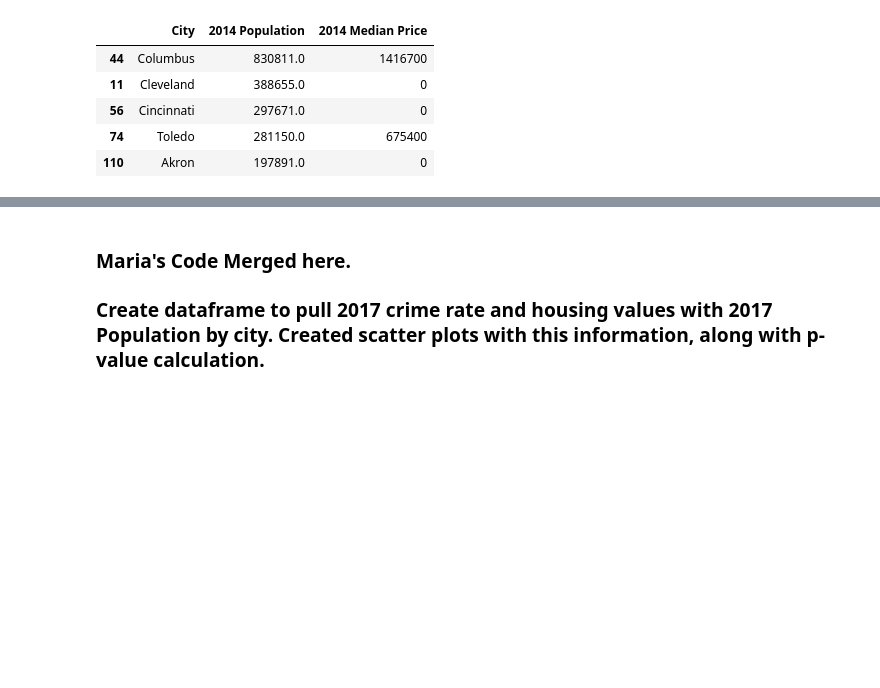
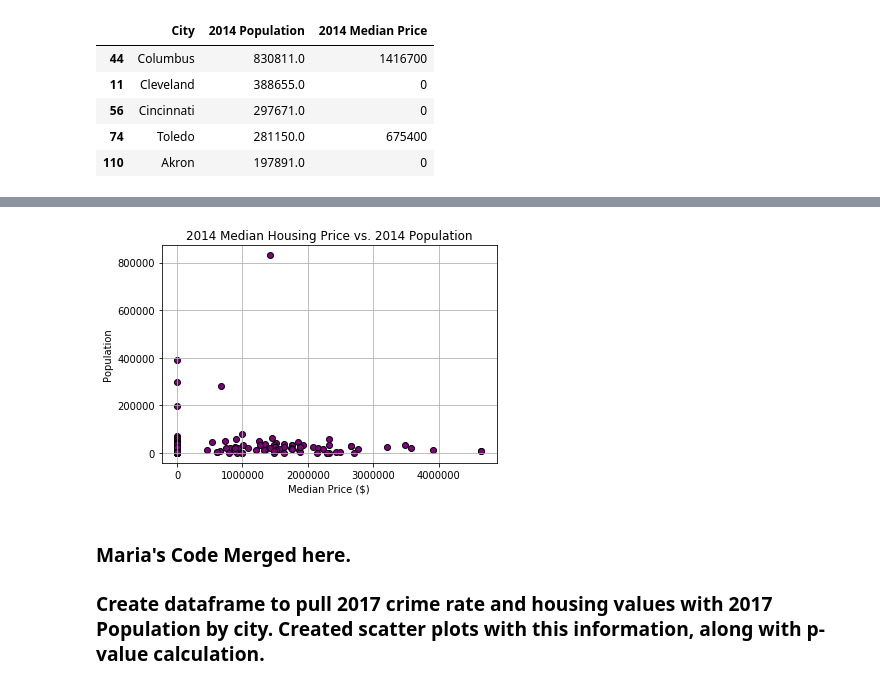
Before and after one commit to taylorbreychak/Project-1, a Jupyter notebook: ProjectCode_Merged/CrimeDataAnalysis-FinalCode.ipynb, the cells around one changed output, grey strips where cells are left out. Cells and saved outputs as stored; diff of their text form; code cells hidden in the pictures; blank space fills up the shorter version.

```diff
--- a/ProjectCode_Merged/CrimeDataAnalysis-FinalCode.ipynb
+++ b/ProjectCode_Merged/CrimeDataAnalysis-FinalCode.ipynb
@@ -404,11 +415,16 @@ plt.show()
 # %%
-plt.scatter(popprice2014["2014 Median Price"],popprice2014["2014 Population"], marker="o", color="purple", edgecolor="black")
+fig2, ax2 = plt.subplots()
+ax2.scatter(popprice2014["2014 Median Price"],popprice2014["2014 Population"], marker="o", color="purple", edgecolor="black")
 
 plt.title("2014 Median Housing Price vs. 2014 Population")
 plt.ylabel("Population")
 plt.xlabel("Median Price ($)")
 plt.grid(True)
+
+plt.savefig("images/2014 Median Housing Price vs. 2017 Population.png")
 plt.show()
+# %% [output]
+[figure, added]
 # %% [markdown]
 ### Maria's Code Merged here.
 
```
Also changed, not shown: parts of 23 cells of this notebook, 16 other files.
